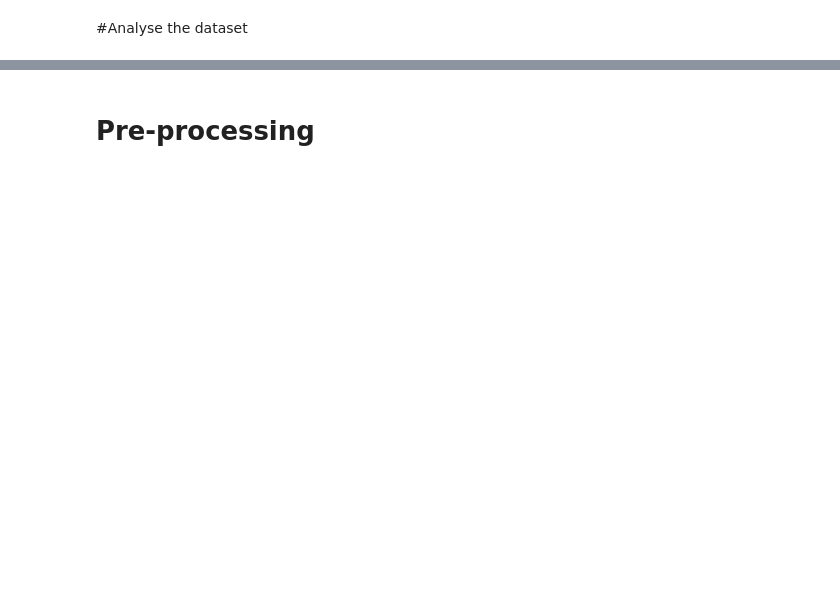
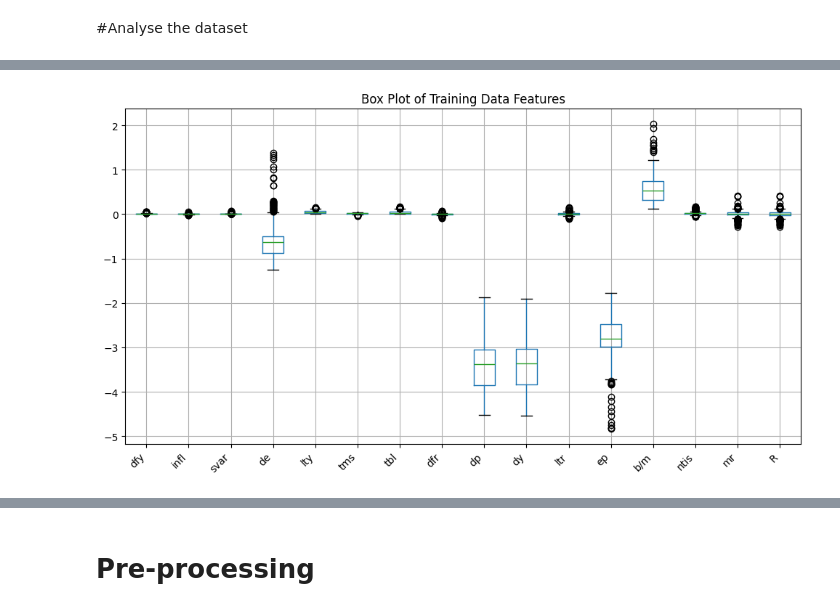
Before and after one commit to demilade27/Predicting-Monthly-Excess-Returns-of-Market-Index, a Jupyter notebook: Predicting_Monthly_Excess_Returns_of_Market_Index.ipynb, the cells around one changed output, grey strips where cells are left out. Drawn from its saved outputs; the diff is of its cells as text; code cells hidden in the pictures; blank space fills up the shorter version.

```diff
--- a/Predicting_Monthly_Excess_Returns_of_Market_Index.ipynb
+++ b/Predicting_Monthly_Excess_Returns_of_Market_Index.ipynb
@@ -73,0 +146,13 @@ memory usage: 153.1+ KB
+# %%
+# @title Box Plot
+# @markdown This is the analysis of the skewness of the data
+
+import matplotlib.pyplot as plt
+
+plt.figure(figsize=(12, 6))
+df.boxplot()
+plt.title('Box Plot of Training Data Features')
+plt.xticks(rotation=45, ha='right')
+plt.show()
+# %% [output]
+[figure, added]
```
Also changed, not shown: parts of 79 cells of this notebook.
